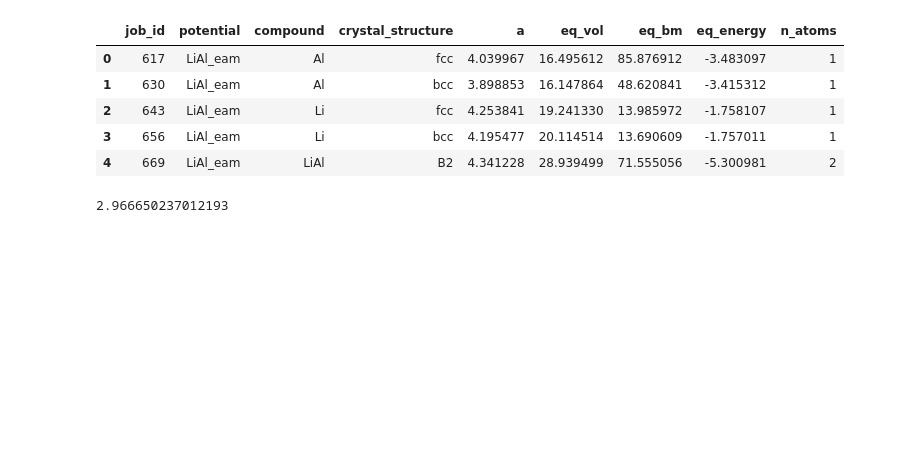
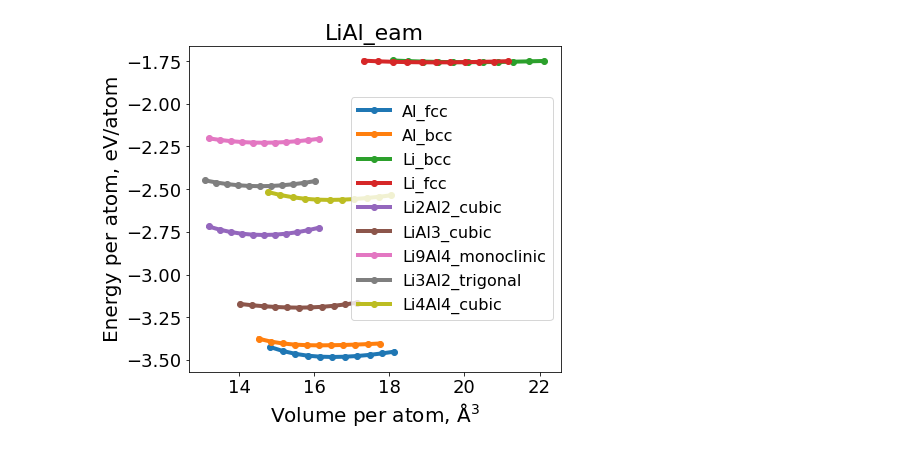
Before and after one commit to pyiron-workshop/potentials-workshop-2022, a Jupyter notebook: validation/validation_LiAl.ipynb, the cells around one changed output. Saved outputs shown, nothing was run; the diff lists cells and outputs as text; code cells hidden in the pictures; blank space fills up the shorter version.

```diff
--- a/validation/validation_LiAl.ipynb
+++ b/validation/validation_LiAl.ipynb
@@ -66,10 +148,10 @@ for pot in potentials_list:
             for crys_structure in compound_dict["s_murn"]:
 
                 # Relax structure
-                if crys_structure == "B2":
-                    basis = pr.create.structure.compound.B2("Li", "Al", a=compound_dict["a"])
+                if crys_structure in ["fcc","bcc"]:
+                    basis = pr_pot.create_ase_bulk(compound, crys_structure, a=compound_dict["a"])
                 else:
-                    basis = pr_pot.create_ase_bulk(compound, crys_structure, a=compound_dict["a"])
+                    basis = pr.create.structure.ase.read(fl_dict[crys_structure])
                 job_relax = pr_pot.create_job(pr_pot.job_type.Lammps, f"{compound}_{crys_structure}_relax", delete_existing_job=True)
 
                 job_relax.structure = basis
@@ -82,6 +164,7 @@ for pot in potentials_list:
                 job_ref.structure = job_relax.get_structure(-1)
                 job_ref.potential = pot
                 job_ref.calc_minimize()
+
                 murn_job = job_ref.create_job(pr_pot.job_type.Murnaghan, f"murn_job_{compound}_{crys_structure}")
                 murn_job.input["vol_range"] = 0.1
                 murn_job.run()
@@ -122,6 +191,4 @@ pr.job_table()
 # %%
-# Define functions to get data
-
 # Only work with Murnaghan jobs
 def get_only_murn(job_table):
     return (job_table.hamilton == "Murnaghan") & (job_table.status == "finished")
@@ -144,6 +211,9 @@ def get_eq_energy(job_path):
 def get_n_atoms(job_path):
     return len(job_path["output/structure/positions"])
 
+def get_ase_atoms(job_path):
+    return pyiron_to_ase(job_path.structure).copy()
+
 
 def get_potential(job_path):
     return job_path.project.path.split("/")[-2]
@@ -182,14 +263,38 @@ pr.job_table(status="finished", hamilton="Murnaghan")
-# %%
-data_murn
-# %% [output]
-|  | job_id | potential | compound | crystal_structure | a | eq_vol | eq_bm | eq_energy | n_atoms |
-| 0 | 617 | LiAl_eam | Al | fcc | 4.039967 | 16.495612 | 85.876912 | -3.483097 | 1 |
-| 1 | 630 | LiAl_eam | Al | bcc | 3.898853 | 16.147864 | 48.620841 | -3.415312 | 1 |
-| 2 | 643 | LiAl_eam | Li | fcc | 4.253841 | 19.241330 | 13.985972 | -1.758107 | 1 |
-| 3 | 656 | LiAl_eam | Li | bcc | 4.195477 | 20.114514 | 13.690609 | -1.757011 | 1 |
-| 4 | 669 | LiAl_eam | LiAl | B2 | 4.341228 | 28.939499 | 71.555056 | -5.300981 | 2 |
-# %%
-4.195477 / np.sqrt(2)
-# %% [output]
-2.966650237012193
+# %%
+fig, ax_list = plt.subplots(ncols=len(potentials_list), nrows=1, sharex="row", sharey="row")
+
+fig.set_figwidth(20/3)
+fig.set_figheight(6)
+
+color_palette = sns.color_palette("tab10", n_colors=len(data_murn.phase.unique()))
+
+
+for i, pot in enumerate(potentials_list):
+
+    if len(potentials_list) == 1:
+        ax = ax_list
+    else:
+        ax = ax_list[i]
+
+    data = data_murn[data_murn.potential == get_clean_project_name(pot)]
+
+    for j,(_, row) in enumerate(data.iterrows()):
+        murn_job = pr.load(row["job_id"])
+        murn_df = murn_job.output_to_pandas()
+        n_atoms = row["n_atoms"]
+
+        ax.plot(murn_df["volume"]/n_atoms, murn_df["energy"]/n_atoms,"o-",
+                lw=4,
+                label= row["phase"],
+                color=color_palette[j])
+
+    ax.set_title(f"{get_clean_project_name(pot)}",fontsize=22)
+    ax.set_xlabel("Volume per atom, $\mathrm{\AA^3}$",fontsize=20)
+    ax.set_ylabel("Energy per atom, eV/atom",fontsize=20)
+    ax.tick_params(labelsize=18)
+    ax.legend(prop={"size":16})
+    #break
+fig.subplots_adjust(wspace=0.1);
+# %% [output]
+[figure, added]
 # %% [markdown]
```
Also changed, not shown: parts of 52 cells of this notebook, 7 other files.
